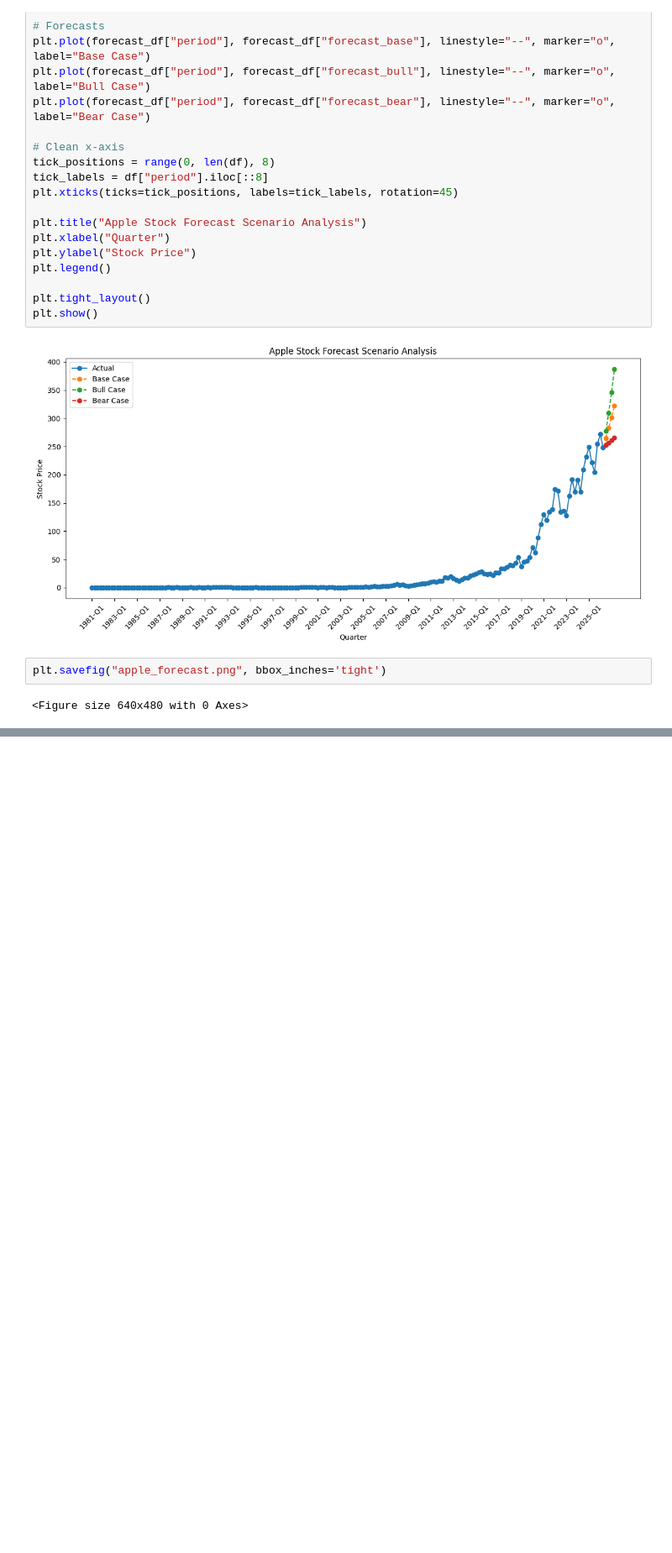
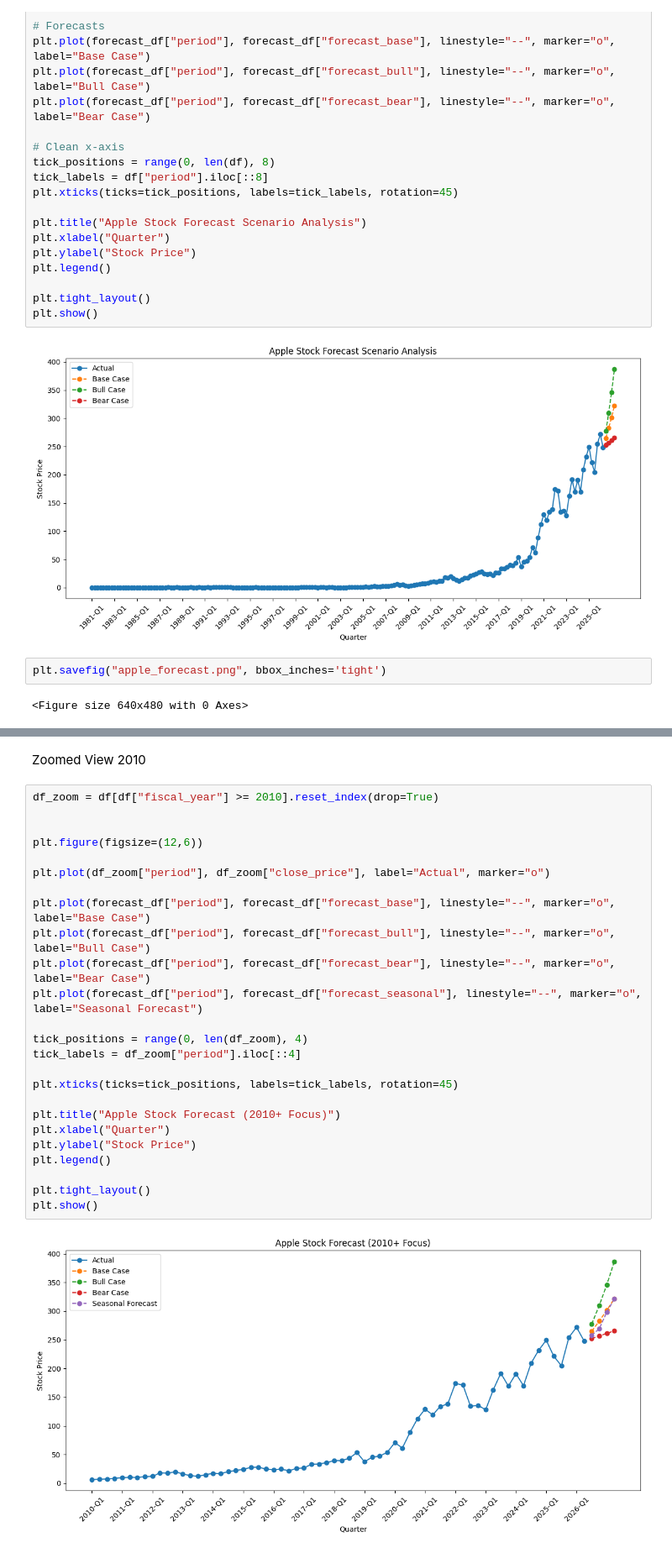
Before and after one commit to ksjones21-bit/Apple, a Jupyter notebook: Apple.ipynb, the cells around one changed output, grey strips where cells are left out. Shown at 84% size. Drawn from its saved outputs; the diff is of its cells as text; blank space fills up the shorter version.

```diff
--- a/Apple.ipynb
+++ b/Apple.ipynb
@@ -249,0 +312,29 @@ plt.savefig("apple_forecast.png", bbox_inches='tight')
+# %% [markdown]
+Zoomed View 2010
+# %%
+df_zoom = df[df["fiscal_year"] >= 2010].reset_index(drop=True)
+
+
+plt.figure(figsize=(12,6))
+
+plt.plot(df_zoom["period"], df_zoom["close_price"], label="Actual", marker="o")
+
+plt.plot(forecast_df["period"], forecast_df["forecast_base"], linestyle="--", marker="o", label="Base Case")
+plt.plot(forecast_df["period"], forecast_df["forecast_bull"], linestyle="--", marker="o", label="Bull Case")
+plt.plot(forecast_df["period"], forecast_df["forecast_bear"], linestyle="--", marker="o", label="Bear Case")
+plt.plot(forecast_df["period"], forecast_df["forecast_seasonal"], linestyle="--", marker="o", label="Seasonal Forecast")
+
+tick_positions = range(0, len(df_zoom), 4)
+tick_labels = df_zoom["period"].iloc[::4]
+
+plt.xticks(ticks=tick_positions, labels=tick_labels, rotation=45)
+
+plt.title("Apple Stock Forecast (2010+ Focus)")
+plt.xlabel("Quarter")
+plt.ylabel("Stock Price")
+plt.legend()
+
+plt.tight_layout()
+plt.show()
+# %% [output]
+[figure, added]
```
Also changed, not shown: parts of 4 cells of this notebook.
